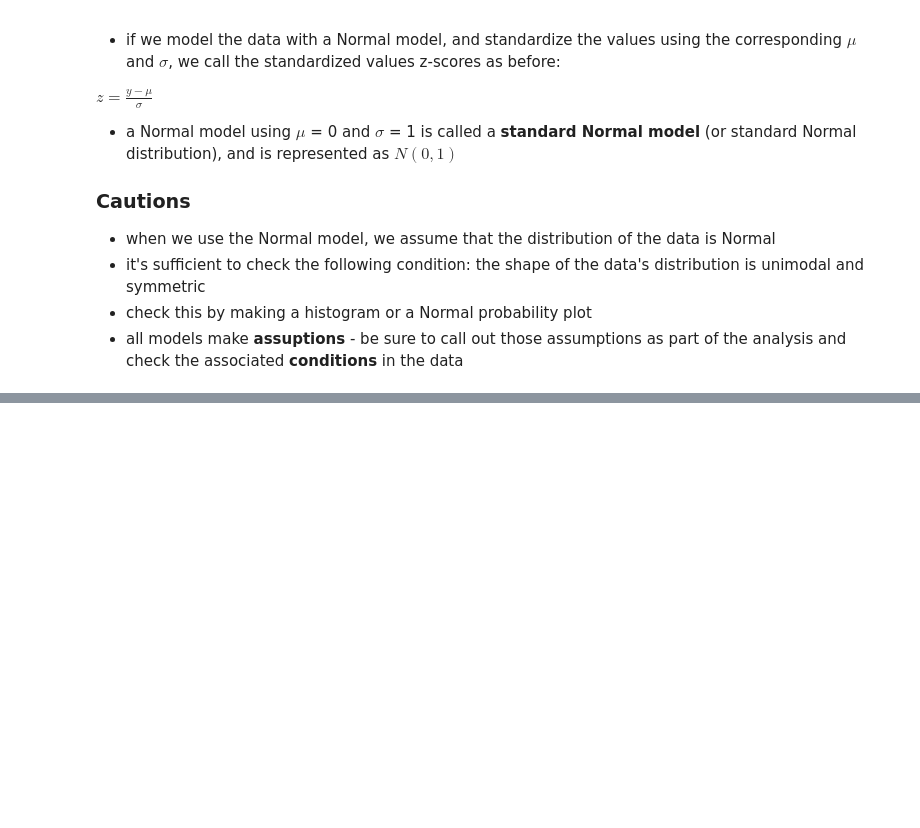
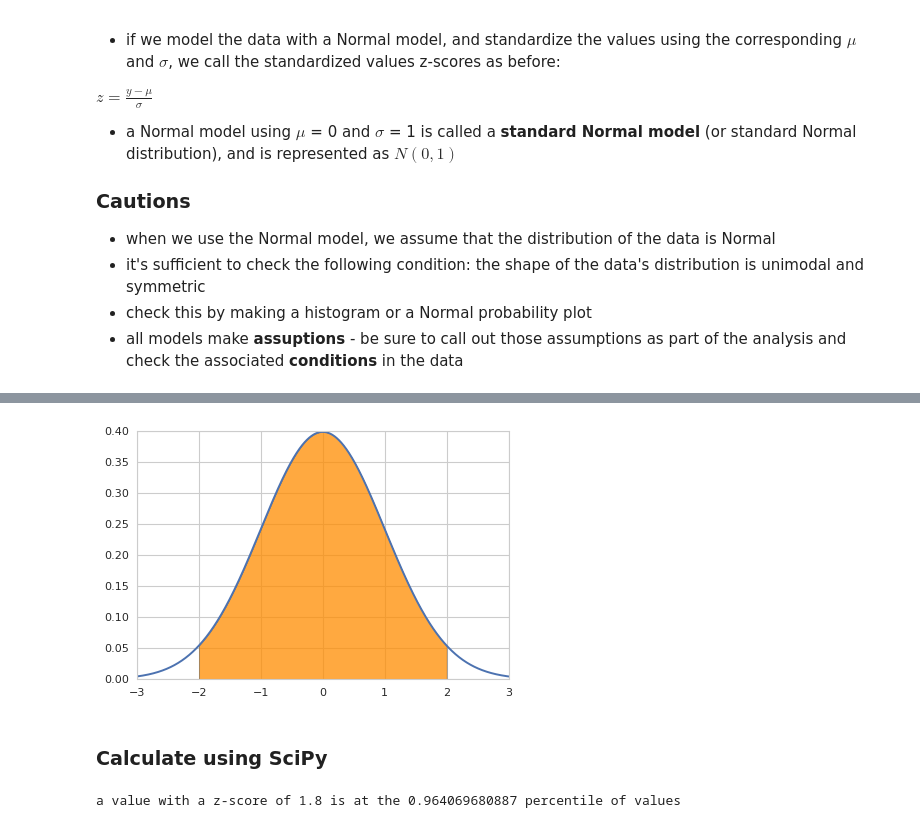
Before and after one commit to rickhaffey/stats-dvb, a Jupyter notebook: Chapter 6 - Standard Deviation and Normal Model.ipynb, the cells around one changed output, grey strips where cells are left out. Cells and saved outputs as stored; diff of their text form; code cells hidden in the pictures; blank space fills up the shorter version.

```diff
--- a/Chapter 6 - Standard Deviation and Normal Model.ipynb
+++ b/Chapter 6 - Standard Deviation and Normal Model.ipynb
@@ -92,0 +139,39 @@ $z = \frac{y - \mu}{\sigma}$
+# %%
+# %load ./snippets/data-imports
+import numpy as np
+import pandas as pd
+from pandas import Series,DataFrame
+
+from scipy import stats
+
+import matplotlib.pyplot as plt
+import seaborn as sns
+sns.set_style('whitegrid')
+
+%matplotlib inline
+# %%
+# utility function to draw a normal curve and a filled area between
+# two z-scores under the curve N(0, 1)
+def draw_zscore_range(low, high):
+    # plot the curve
+    x = np.linspace(-3, 3, 1000)
+    y = stats.norm.pdf(x)
+    curve = DataFrame({"x": x, "y": y})
+    plt.plot(curve.x, curve.y)
+
+    # plot the fill
+    fill = curve[(curve.x >= low) & (curve.x <= high)]
+    plt.fill_between(fill.x, fill.y, facecolor='darkorange', alpha=0.75)
+# %%
+draw_zscore_range(-2, 2)
+# %% [output]
+[figure, added]
+# %% [markdown]
+### Calculate using SciPy
+# %%
+from scipy import stats
+zScore = 1.8
+pctiles = stats.norm.cdf([zScore])
+print("a value with a z-score of 1.8 is at the %s percentile of values" % (pctiles[0],))
+# %% [output]
+a value with a z-score of 1.8 is at the 0.964069680887 percentile of values
```
Also changed, not shown: parts of 10 cells of this notebook.
